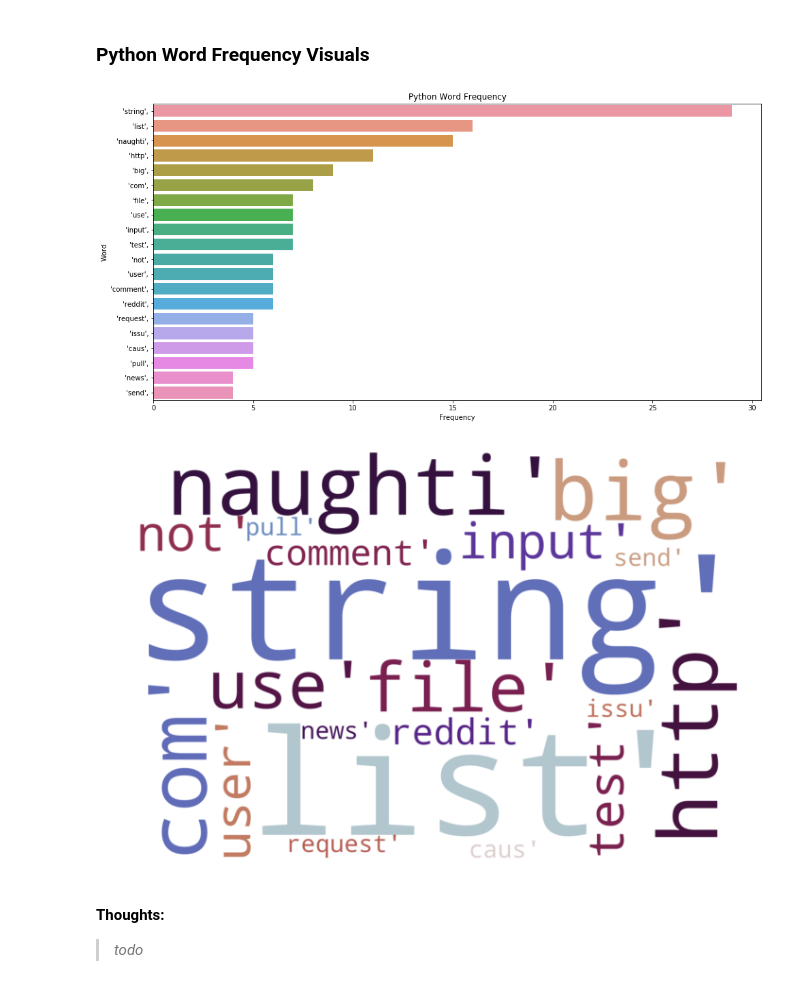
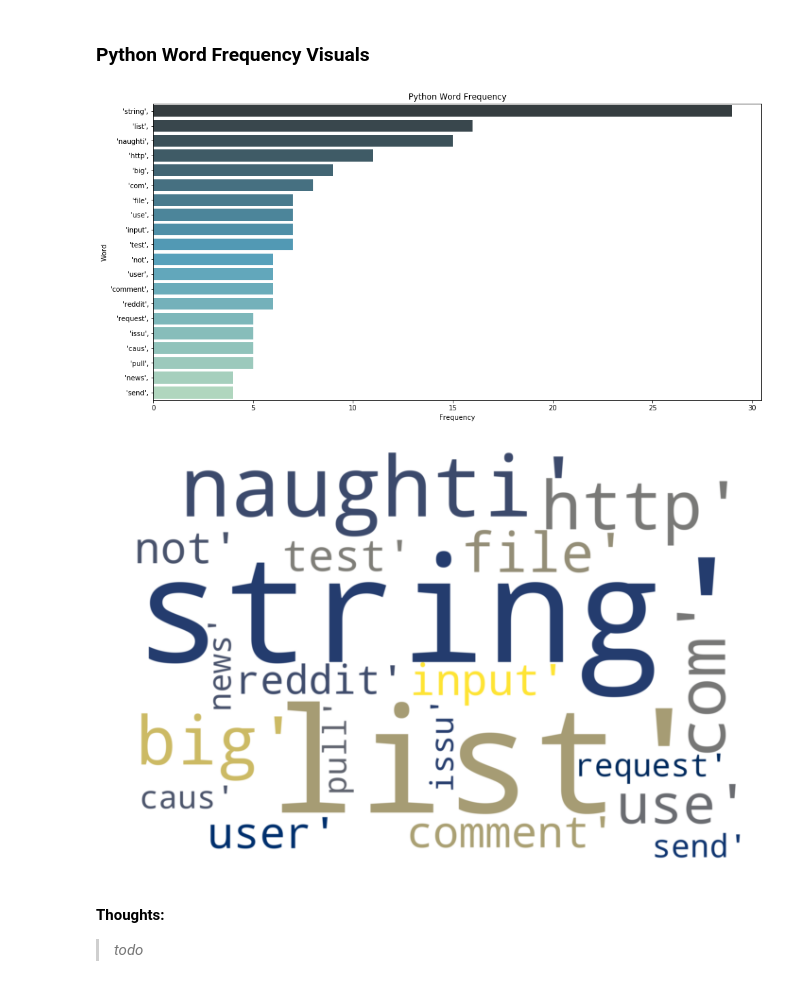
Before and after one commit to nlp-101/github_nlp, a Jupyter notebook: NLP_Project.ipynb, the cells around one changed output. Cells and saved outputs as stored; diff of their text form; code cells hidden in the pictures.

Commit message:
changed color on barplots

```diff
--- a/NLP_Project.ipynb
+++ b/NLP_Project.ipynb
@@ -319,34 +319,34 @@ plt.show()
 ### Python Word Frequency Visuals
 # %%
 plt.figure(figsize=(16,8))
-sns.barplot(top_20_py_words.freq, top_20_py_words.words)
+sns.barplot(top_20_py_words.freq, top_20_py_words.words, palette='GnBu_d')
+
 plt.title('Python Word Frequency')
-
 plt.ylabel('Word')
 plt.xlabel('Frequency')
 plt.show()
 # %% [output]
-[figure, old version]
+[figure, new version]
 # %%
 from wordcloud import WordCloud, STOPWORDS
 import matplotlib.pyplot as plt
 
 text = top_20_py_words.words.values
 wordcloud = WordCloud(
     width = 3000,
     height = 2000,
     background_color = 'white',
-    colormap=plt.cm.twilight_shifted,
+    colormap=plt.cm.cividis,
     stopwords = STOPWORDS).generate(str(text))
 
 fig = plt.figure(
     figsize = (16, 8))
 
 plt.imshow(wordcloud, interpolation='bilinear')
 plt.axis('off')
 plt.show()
 # %% [output]
-[figure, old version]
+[figure, new version]
 # %% [markdown]
 **Thoughts:**
 >_todo_
```
Also changed, not shown: parts of 2 cells of this notebook.
